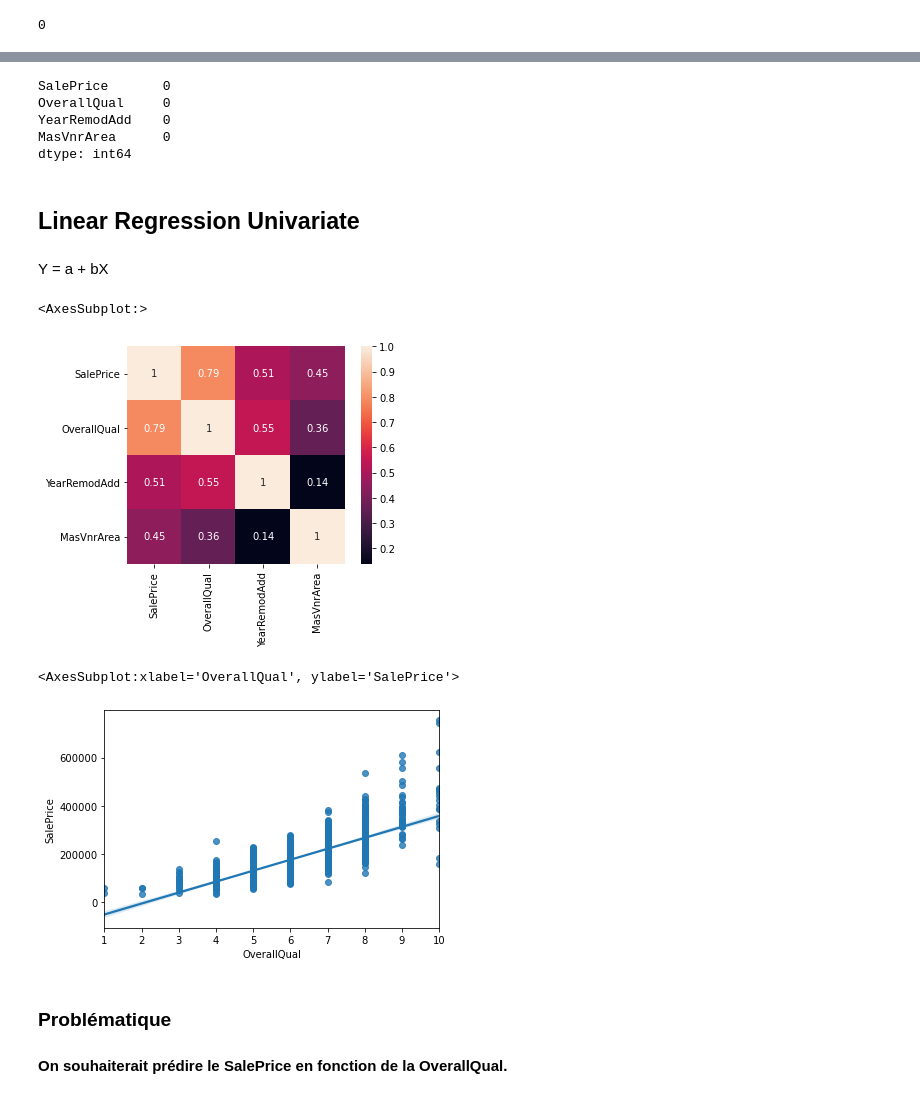
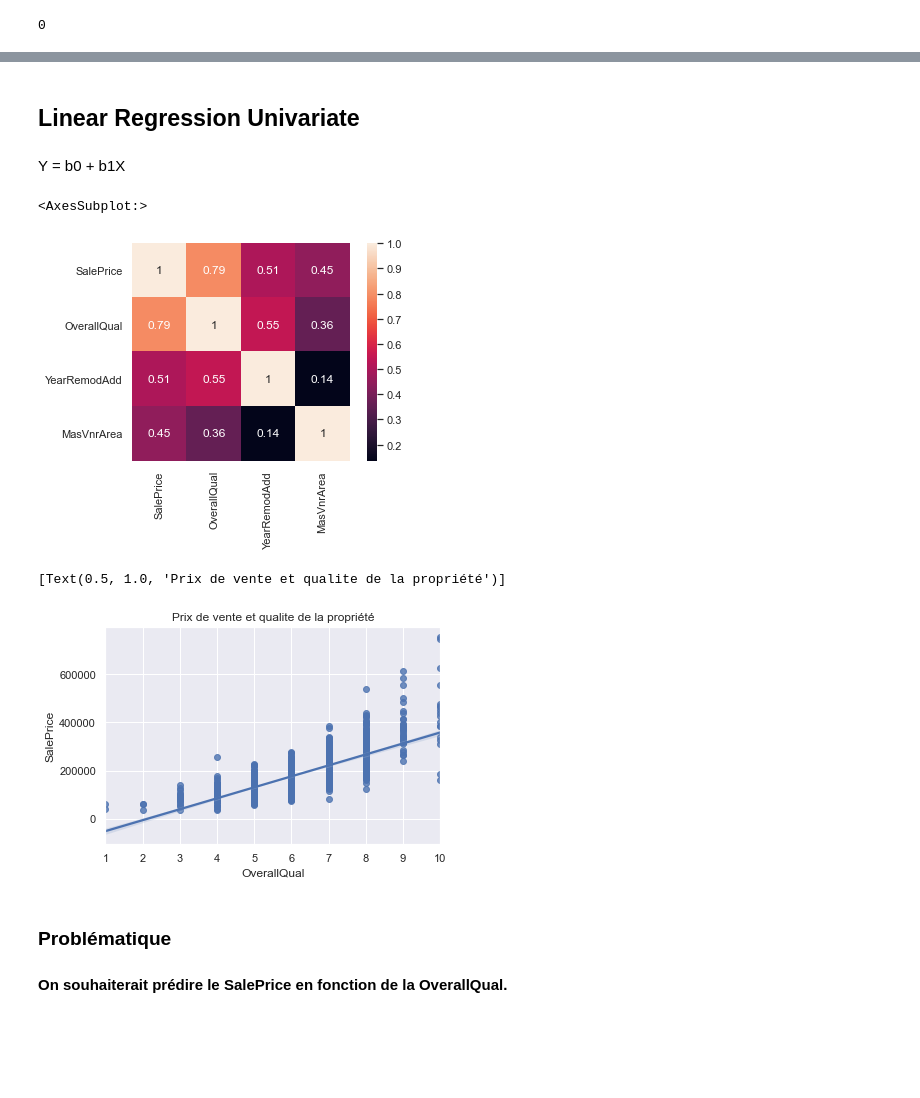
Before and after one commit to clement-camara/House-Prices, a Jupyter notebook: Untitled.ipynb, the cells around one changed output, grey strips where cells are left out. Saved outputs shown, nothing was run; the diff lists cells and outputs as text; code cells hidden in the pictures; blank space fills up the shorter version.

```diff
--- a/Untitled.ipynb
+++ b/Untitled.ipynb
@@ -1,11 +3,12 @@
 # %%
 import pandas as pd
 import numpy as np
-# import matplotlib.pyplot as plt
+import matplotlib.pyplot as plt
 import seaborn as sns
 from sklearn import linear_model
 %matplotlib inline
 import statsmodels.formula.api as smf
+sns.set()
 # %%
 df = pd.read_csv('train.csv')
 df
@@ -120,27 +102,19 @@ df2
 1460 rows × 4 columns
-# %%
-df2.isnull().sum()
-# %% [output]
-SalePrice       0
-OverallQual     0
-YearRemodAdd    0
-MasVnrArea      0
-dtype: int64
 # %% [markdown]
 ## Linear Regression Univariate
-# %% [markdown]
-Y = a + bX
+# %% [markdown]
+Y = b0 + b1X
 # %%
 corr_matrix = df2.corr()
 sns.heatmap(corr_matrix, square=True, annot=True)
 # %% [output]
 <AxesSubplot:>
-[figure, old version]
+[figure, new version]
 # %%
-sns.regplot(data=df2, x='OverallQual', y='SalePrice')
+sns.regplot(data=df2, x='OverallQual', y='SalePrice').set(title='Prix de vente et qualite de la propriété')
 # %% [output]
-<AxesSubplot:xlabel='OverallQual', ylabel='SalePrice'>
+[Text(0.5, 1.0, 'Prix de vente et qualite de la propriété')]
-[figure, old version]
+[figure, new version]
 # %% [markdown]
 ### Problématique
 #### On souhaiterait prédire le SalePrice en fonction de la OverallQual.
```
Also changed, not shown: parts of 26 cells of this notebook.
